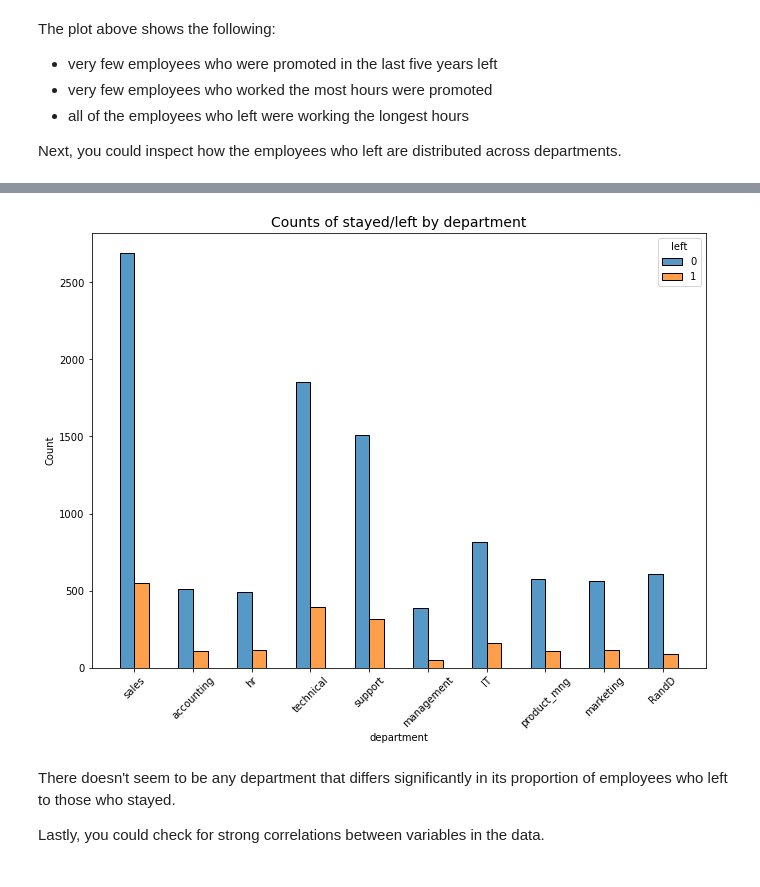
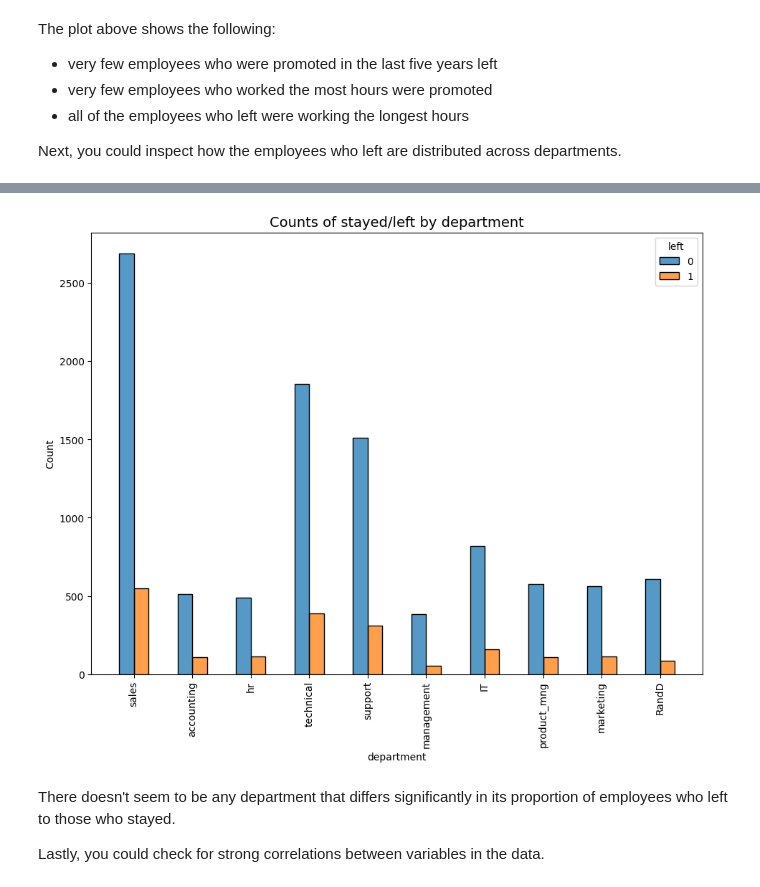
Before and after one commit to rixwan-khan/Providing-data-driven-suggestions-for-HR, a Jupyter notebook: data-driven decision for HR.ipynb, the cells around one changed output, grey strips where cells are left out. Cells and saved outputs as stored; diff of their text form; code cells hidden in the pictures.

```diff
--- a/data-driven decision for HR.ipynb
+++ b/data-driven decision for HR.ipynb
@@ -585,15 +694,15 @@ Name: department, dtype: int64
 # %%
 # Create a plot as needed
 ### YOUR CODE HERE ###
 
 # Create stacked histogram to compare department distribution of employees who left to that of employees who didn't
 plt.figure(figsize=(11,8))
 sns.histplot(data=df1, x='department', hue='left', discrete=1,
              hue_order=[0, 1], multiple='dodge', shrink=.5)
-plt.xticks(rotation='45')
+plt.xticks(rotation='vertical')
 plt.title('Counts of stayed/left by department', fontsize=14);
 # %% [output]
-[figure, old version]
+[figure, new version]
 # %% [markdown]
 There doesn't seem to be any department that differs significantly in its proportion of employees who left to those who stayed.
 
```
Also changed, not shown: parts of 66 cells of this notebook.
